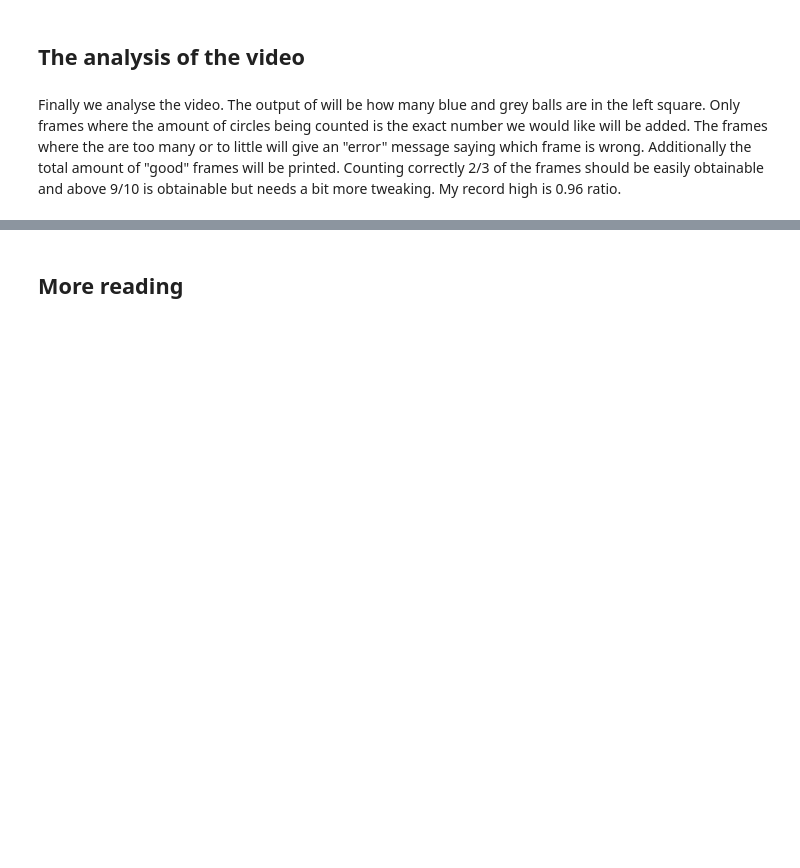
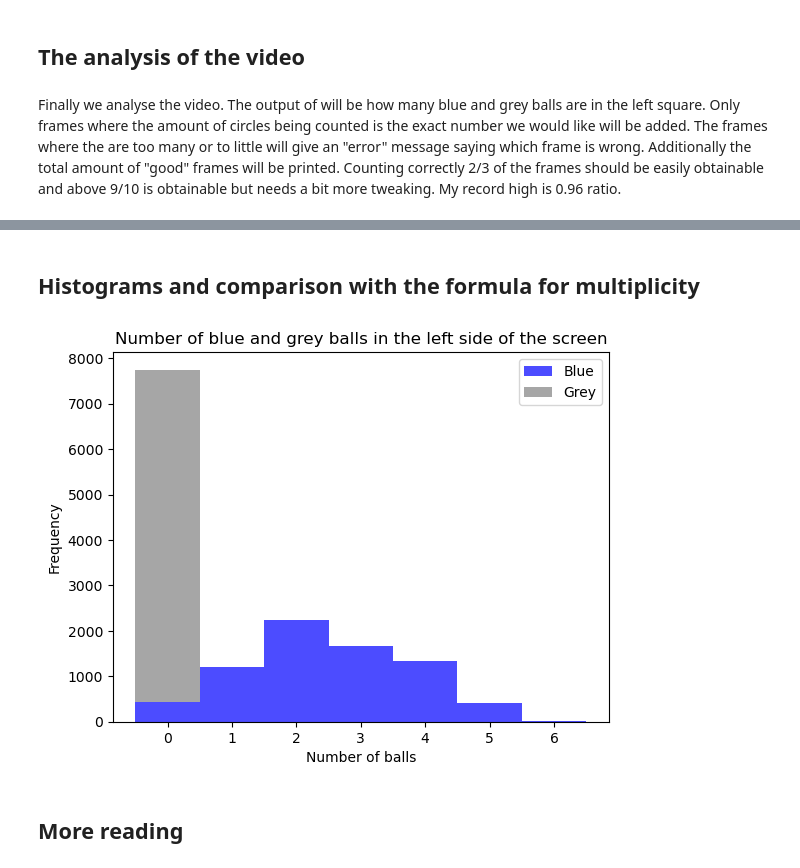
Before and after one commit to Focus9752/termo-lab, a Jupyter notebook: Den Anden Lov/Kattebolde_tælleren.ipynb, the cells around one changed output, grey strips where cells are left out. Saved outputs shown, nothing was run; the diff lists cells and outputs as text; code cells hidden in the pictures; blank space fills up the shorter version.

Commit message:
parametre til 6 blå bolde

```diff
--- a/Den Anden Lov/Kattebolde_tælleren.ipynb
+++ b/Den Anden Lov/Kattebolde_tælleren.ipynb
@@ -249,4 +253,22 @@ Good frames:  7307 of 9051 . Ratio:  0.8073141089382389
 [figure]
+# %%
+# Read data from saved file(s)
+data = np.load('6_blå_bolde.npz')
+blue_in_left = data['blue_in_left']
+grey_in_left = data['grey_in_left']
+c_count = data['c_count']
+# %% [markdown]
+<h2>Histograms and comparison with the formula for multiplicity
+# %%
+# Plot a histogram showing the amount of blue and grey balls in the left side of the screen
+plt.hist([blue_in_left, grey_in_left], bins=np.arange(0, 8)-0.5, stacked=True, color=['blue', 'grey'], label=['Blue', 'Grey'], alpha=0.7)
+plt.xlabel('Number of balls')
+plt.ylabel('Frequency')
+plt.title('Number of blue and grey balls in the left side of the screen')
+plt.legend()
+plt.show()
+# %% [output]
+[figure, added]
 # %% [markdown]
 <h2>More reading
 # %% [markdown]
```
Also changed, not shown: parts of 1 cell of this notebook, 2 other files.
